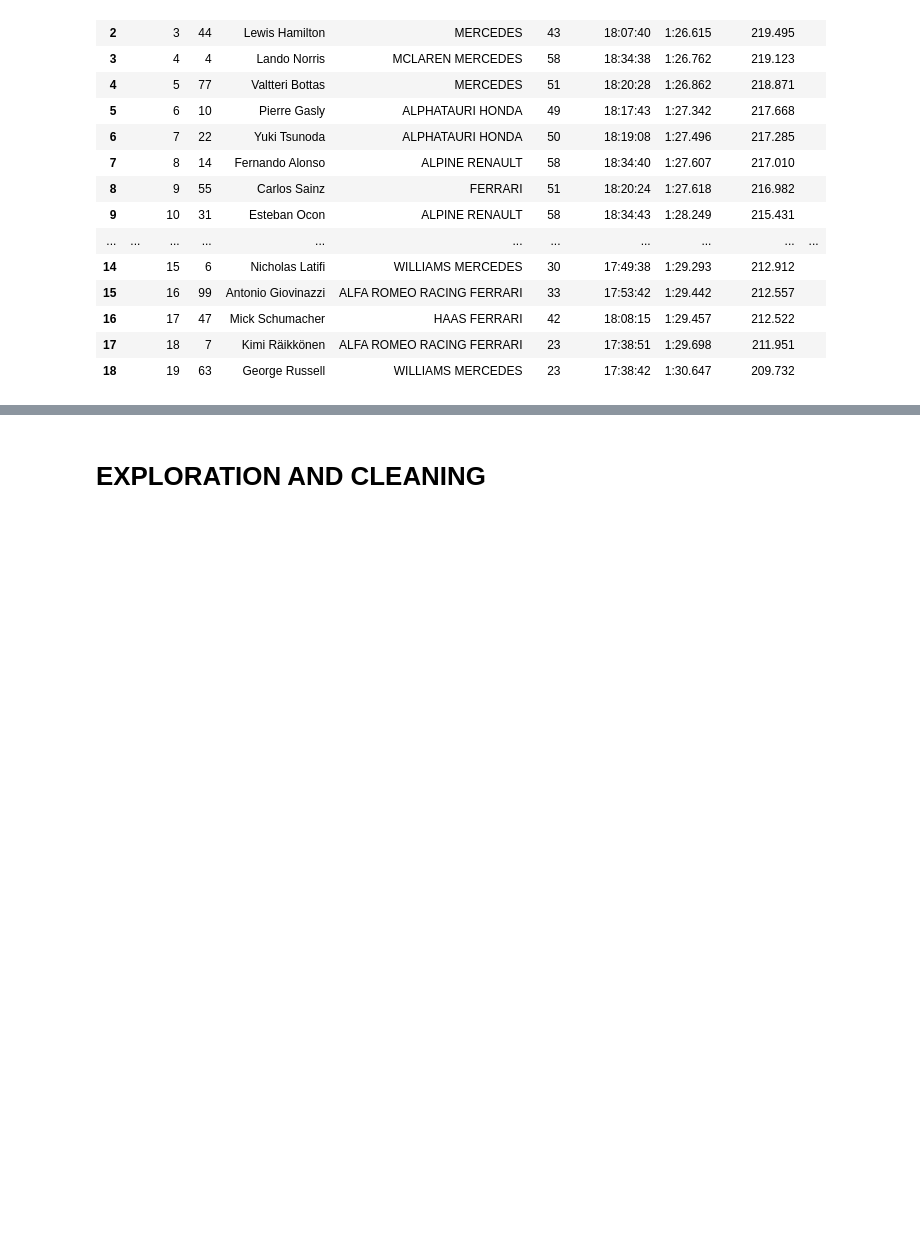
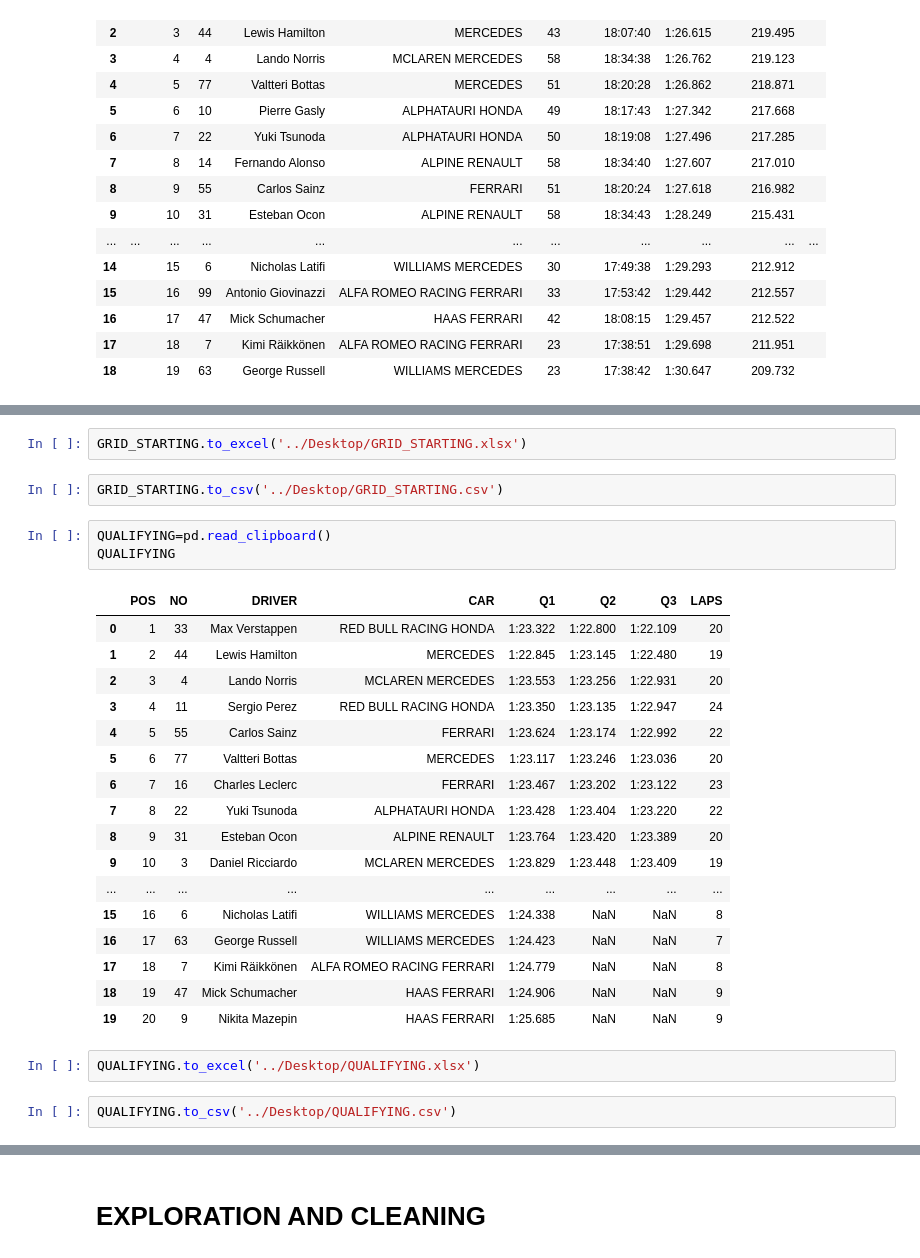
Before and after one commit to juliasabatel/F1_Project, a Jupyter notebook: F1_project.ipynb, the cells around one changed output, grey strips where cells are left out. Drawn from its saved outputs; the diff is of its cells as text; blank space fills up the shorter version.

```diff
--- a/F1_project.ipynb
+++ b/F1_project.ipynb
@@ -510,0 +543,29 @@ df_fastest_lap #vuelta rápida
+# %%
+GRID_STARTING.to_excel('../Desktop/GRID_STARTING.xlsx')
+# %%
+GRID_STARTING.to_csv('../Desktop/GRID_STARTING.csv')
+# %%
+QUALIFYING=pd.read_clipboard()
+QUALIFYING
+# %% [output]
+|  | POS | NO | DRIVER | CAR | Q1 | Q2 | Q3 | LAPS |
+| 0 | 1 | 33 | Max Verstappen | RED BULL RACING HONDA | 1:23.322 | 1:22.800 | 1:22.109 | 20 |
+| 1 | 2 | 44 | Lewis Hamilton | MERCEDES | 1:22.845 | 1:23.145 | 1:22.480 | 19 |
+| 2 | 3 | 4 | Lando Norris | MCLAREN MERCEDES | 1:23.553 | 1:23.256 | 1:22.931 | 20 |
+| 3 | 4 | 11 | Sergio Perez | RED BULL RACING HONDA | 1:23.350 | 1:23.135 | 1:22.947 | 24 |
+| 4 | 5 | 55 | Carlos Sainz | FERRARI | 1:23.624 | 1:23.174 | 1:22.992 | 22 |
+| 5 | 6 | 77 | Valtteri Bottas | MERCEDES | 1:23.117 | 1:23.246 | 1:23.036 | 20 |
+| 6 | 7 | 16 | Charles Leclerc | FERRARI | 1:23.467 | 1:23.202 | 1:23.122 | 23 |
+| 7 | 8 | 22 | Yuki Tsunoda | ALPHATAURI HONDA | 1:23.428 | 1:23.404 | 1:23.220 | 22 |
+| 8 | 9 | 31 | Esteban Ocon | ALPINE RENAULT | 1:23.764 | 1:23.420 | 1:23.389 | 20 |
+| 9 | 10 | 3 | Daniel Ricciardo | MCLAREN MERCEDES | 1:23.829 | 1:23.448 | 1:23.409 | 19 |
+| ... | ... | ... | ... | ... | ... | ... | ... | ... |
+| 15 | 16 | 6 | Nicholas Latifi | WILLIAMS MERCEDES | 1:24.338 | NaN | NaN | 8 |
+| 16 | 17 | 63 | George Russell | WILLIAMS MERCEDES | 1:24.423 | NaN | NaN | 7 |
+| 17 | 18 | 7 | Kimi Räikkönen | ALFA ROMEO RACING FERRARI | 1:24.779 | NaN | NaN | 8 |
+| 18 | 19 | 47 | Mick Schumacher | HAAS FERRARI | 1:24.906 | NaN | NaN | 9 |
+| 19 | 20 | 9 | Nikita Mazepin | HAAS FERRARI | 1:25.685 | NaN | NaN | 9 |
+# %%
+QUALIFYING.to_excel('../Desktop/QUALIFYING.xlsx')
+# %%
+QUALIFYING.to_csv('../Desktop/QUALIFYING.csv')
```
Also changed, not shown: parts of 97 cells of this notebook, 10 other files.
